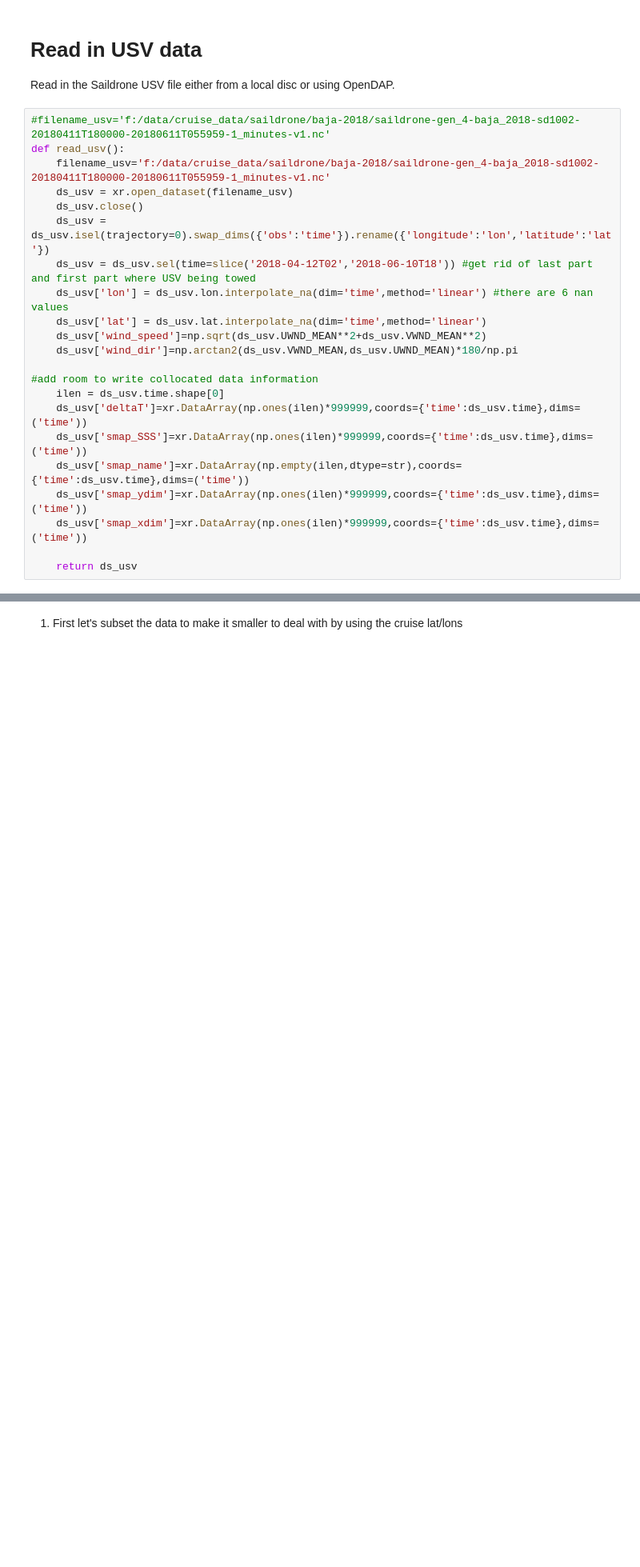
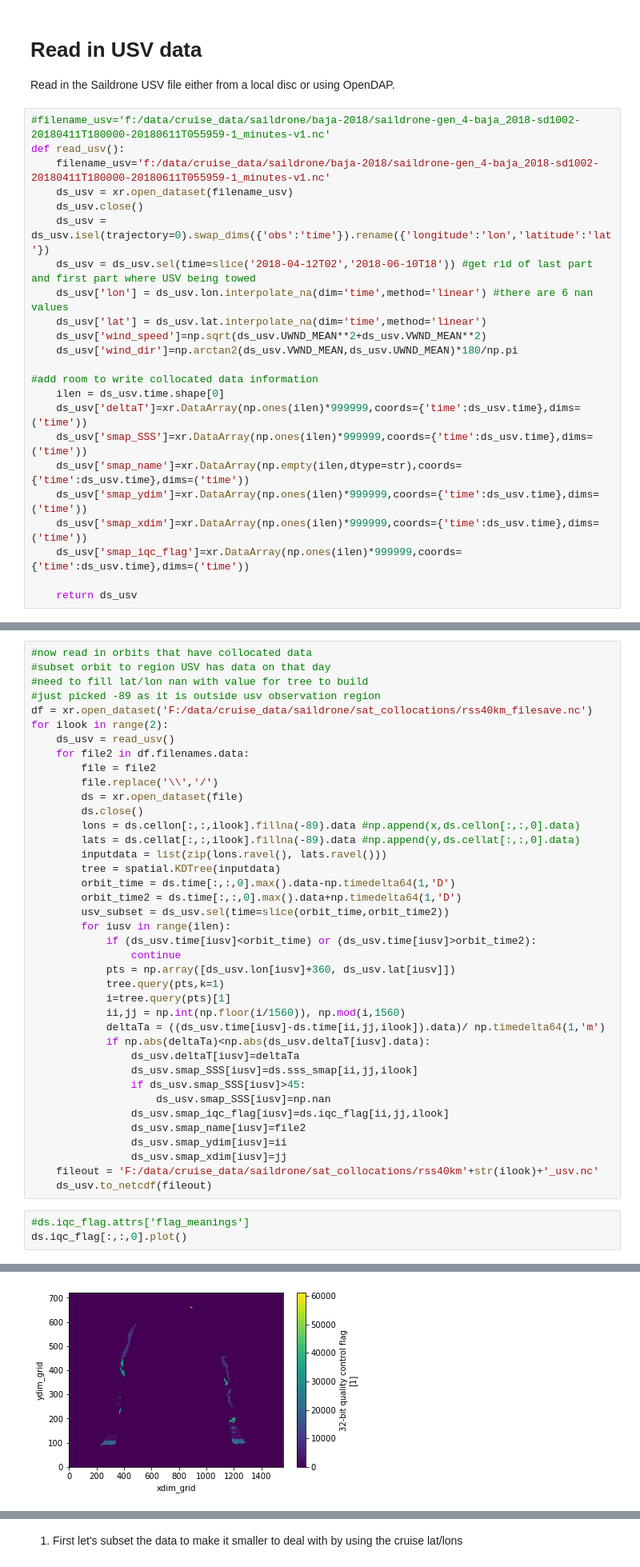
Before and after one commit to cgentemann/salinity, a Jupyter notebook: Collocate_insitu_with_SSS.ipynb, the cells around one changed output, grey strips where cells are left out. Shown at 80% size. Saved outputs shown, nothing was run; the diff lists cells and outputs as text; blank space fills up the shorter version.

Commit message:
collocation sss data

```diff
--- a/Collocate_insitu_with_SSS.ipynb
+++ b/Collocate_insitu_with_SSS.ipynb
@@ -37,5 +37,6 @@ def read_usv():
     ds_usv['smap_name']=xr.DataArray(np.empty(ilen,dtype=str),coords={'time':ds_usv.time},dims=('time'))
     ds_usv['smap_ydim']=xr.DataArray(np.ones(ilen)*999999,coords={'time':ds_usv.time},dims=('time'))
     ds_usv['smap_xdim']=xr.DataArray(np.ones(ilen)*999999,coords={'time':ds_usv.time},dims=('time'))
+    ds_usv['smap_iqc_flag']=xr.DataArray(np.ones(ilen)*999999,coords={'time':ds_usv.time},dims=('time'))
 
     return ds_usv
@@ -41,0 +109,43 @@ def read_usv():
+# %%
+#now read in orbits that have collocated data
+#subset orbit to region USV has data on that day
+#need to fill lat/lon nan with value for tree to build
+#just picked -89 as it is outside usv observation region
+df = xr.open_dataset('F:/data/cruise_data/saildrone/sat_collocations/rss40km_filesave.nc')
+for ilook in range(2):
+    ds_usv = read_usv()
+    for file2 in df.filenames.data:
+        file = file2
+        file.replace('\\','/')
+        ds = xr.open_dataset(file)
+        ds.close()
+        lons = ds.cellon[:,:,ilook].fillna(-89).data #np.append(x,ds.cellon[:,:,0].data)
+        lats = ds.cellat[:,:,ilook].fillna(-89).data #np.append(y,ds.cellat[:,:,0].data)
+        inputdata = list(zip(lons.ravel(), lats.ravel()))
+        tree = spatial.KDTree(inputdata)
+        orbit_time = ds.time[:,:,0].max().data-np.timedelta64(1,'D')
+        orbit_time2 = ds.time[:,:,0].max().data+np.timedelta64(1,'D')
+        usv_subset = ds_usv.sel(time=slice(orbit_time,orbit_time2))
+        for iusv in range(ilen):
+            if (ds_usv.time[iusv]<orbit_time) or (ds_usv.time[iusv]>orbit_time2):
+                continue
+            pts = np.array([ds_usv.lon[iusv]+360, ds_usv.lat[iusv]])
+            tree.query(pts,k=1)
+            i=tree.query(pts)[1]
+            ii,jj = np.int(np.floor(i/1560)), np.mod(i,1560)
+            deltaTa = ((ds_usv.time[iusv]-ds.time[ii,jj,ilook]).data)/ np.timedelta64(1,'m')
+            if np.abs(deltaTa)<np.abs(ds_usv.deltaT[iusv].data):
+                ds_usv.deltaT[iusv]=deltaTa
+                ds_usv.smap_SSS[iusv]=ds.sss_smap[ii,jj,ilook]
+                if ds_usv.smap_SSS[iusv]>45:
+                    ds_usv.smap_SSS[iusv]=np.nan
+                ds_usv.smap_iqc_flag[iusv]=ds.iqc_flag[ii,jj,ilook]
+                ds_usv.smap_name[iusv]=file2
+                ds_usv.smap_ydim[iusv]=ii
+                ds_usv.smap_xdim[iusv]=jj
+    fileout = 'F:/data/cruise_data/saildrone/sat_collocations/rss40km'+str(ilook)+'_usv.nc'
+    ds_usv.to_netcdf(fileout)
+# %%
+#ds.iqc_flag.attrs['flag_meanings']
+ds.iqc_flag[:,:,0].plot()
+# %% [output]
@@ -41,0 +153 @@ def read_usv():
+[figure, added]
```
Also changed, not shown: parts of 16 cells of this notebook, 1 other file.
